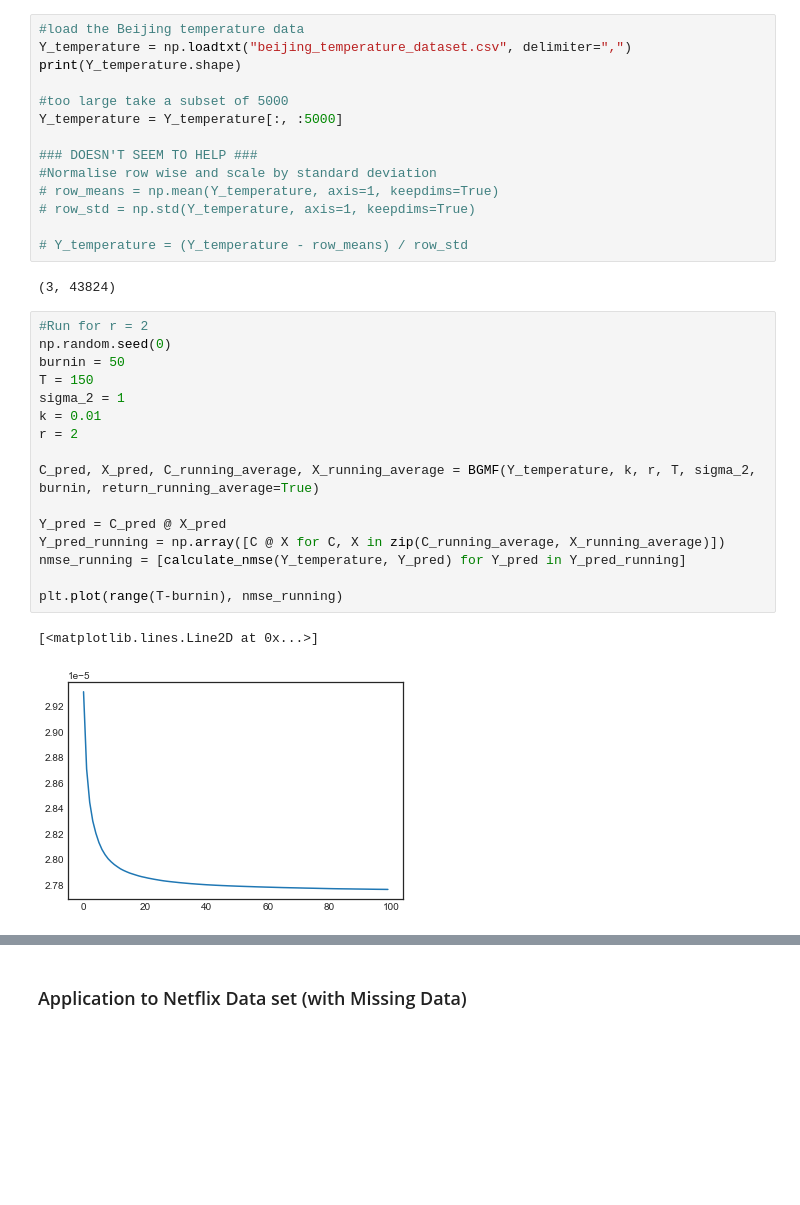
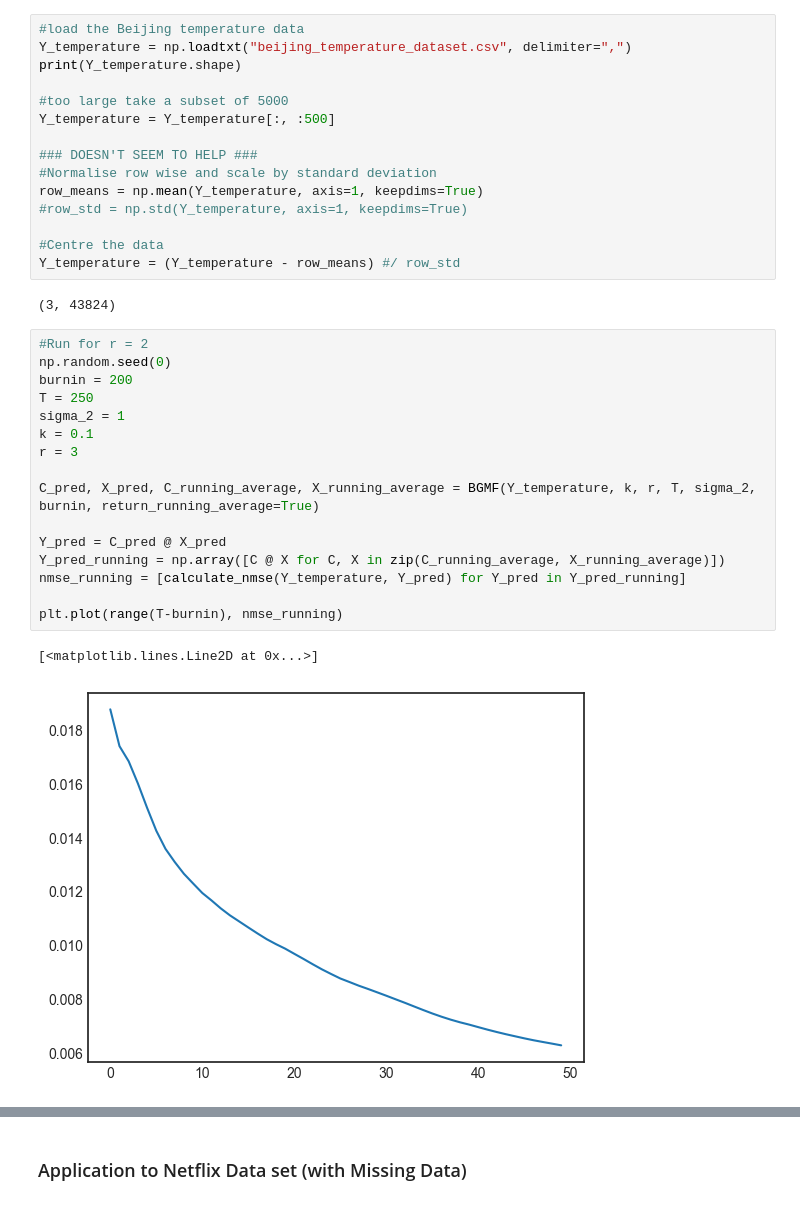
Before and after one commit to T0NY1302/Bayesian-Matrix-Factorisation, a Jupyter notebook: Bayesian_Matrix_Variate_Gaussian_Matrix_Factorisation.ipynb, the cells around one changed output, grey strips where cells are left out. Cells and saved outputs as stored; diff of their text form; blank space fills up the shorter version.

```diff
--- a/Bayesian_Matrix_Variate_Gaussian_Matrix_Factorisation.ipynb
+++ b/Bayesian_Matrix_Variate_Gaussian_Matrix_Factorisation.ipynb
@@ -298,35 +337,36 @@ Y_temperature = np.loadtxt("beijing_temperature_dataset.csv", delimiter=",")
 print(Y_temperature.shape)
 
 #too large take a subset of 5000
-Y_temperature = Y_temperature[:, :5000]
+Y_temperature = Y_temperature[:, :500]
 
 ### DOESN'T SEEM TO HELP ###
 #Normalise row wise and scale by standard deviation
-# row_means = np.mean(Y_temperature, axis=1, keepdims=True)
-# row_std = np.std(Y_temperature, axis=1, keepdims=True)
+row_means = np.mean(Y_temperature, axis=1, keepdims=True)
+#row_std = np.std(Y_temperature, axis=1, keepdims=True)
 
-# Y_temperature = (Y_temperature - row_means) / row_std
+#Centre the data
+Y_temperature = (Y_temperature - row_means) #/ row_std
 # %% [output]
 (3, 43824)
 # %%
 #Run for r = 2
 np.random.seed(0)
-burnin = 50
-T = 150
+burnin = 200
+T = 250
 sigma_2 = 1
-k = 0.01
-r = 2
+k = 0.1
+r = 3
 
 C_pred, X_pred, C_running_average, X_running_average = BGMF(Y_temperature, k, r, T, sigma_2, burnin, return_running_average=True)
 
 Y_pred = C_pred @ X_pred
 Y_pred_running = np.array([C @ X for C, X in zip(C_running_average, X_running_average)])
 nmse_running = [calculate_nmse(Y_temperature, Y_pred) for Y_pred in Y_pred_running]
 
 plt.plot(range(T-burnin), nmse_running)
 # %% [output]
 [<matplotlib.lines.Line2D at 0x...>]
-[figure, old version]
+[figure, new version]
 # %%
 fig, axs = plt.subplots(1, 3, figsize=(15,5))
 
```
Also changed, not shown: parts of 20 cells of this notebook, 2 other files.
